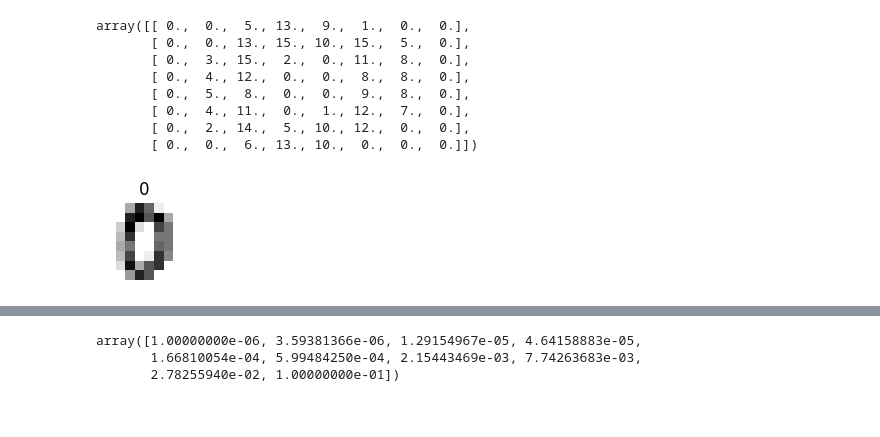
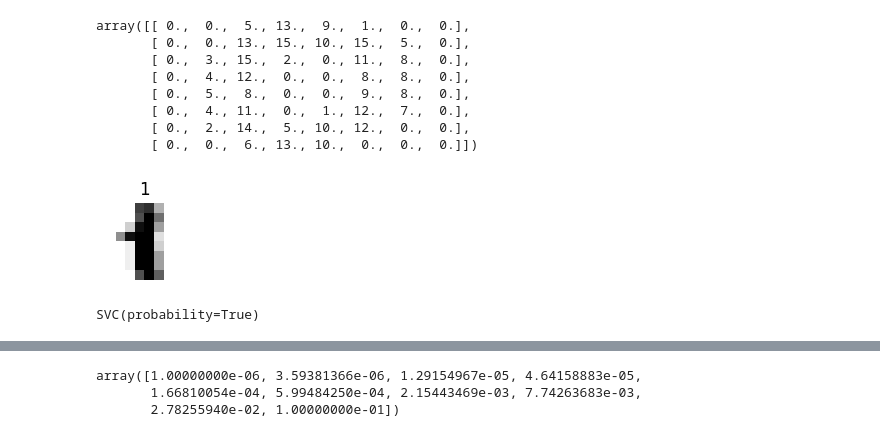
Before and after one commit to drose14789/ai, a Jupyter notebook: source/09_MachineLeraning/4장_머신러닝 모형 최적화.ipynb, the cells around one changed output, grey strips where cells are left out. Saved outputs shown, nothing was run; the diff lists cells and outputs as text; code cells hidden in the pictures.

```diff
--- a/source/09_MachineLeraning/4장_머신러닝_모형_최적화.ipynb
+++ b/source/09_MachineLeraning/4장_머신러닝 모형 최적화.ipynb
@@ -301,14 +296,17 @@ array([[ 0.,  0.,  5., 13.,  9.,  1.,  0.,  0.],
 # %%
 import matplotlib.pyplot as plt
 plt.figure(figsize=(1,1))
-plt.imshow(X[0].reshape(8,8), cmap='gray_r')
+plt.imshow(X[1].reshape(8,8), cmap='gray_r')
 plt.axis('off')
-plt.title(y[0])
+plt.title(y[1])
 plt.show()
 # %% [output]
-[figure, old version]
+[figure, new version]
 # %%
 from sklearn.svm import SVC
-model = SVC(probability=True).fit(X, y) # 기본 파라미터로 모형 생성
+model = SVC(probability=True)
+model.fit(X, y) # 기본 파라미터로 모형 생성
+# %% [output]
+SVC(probability=True)
 # %%
 test_x = X[0].reshape(1, -1)
```
Also changed, not shown: parts of 63 cells of this notebook, 39 other files.
